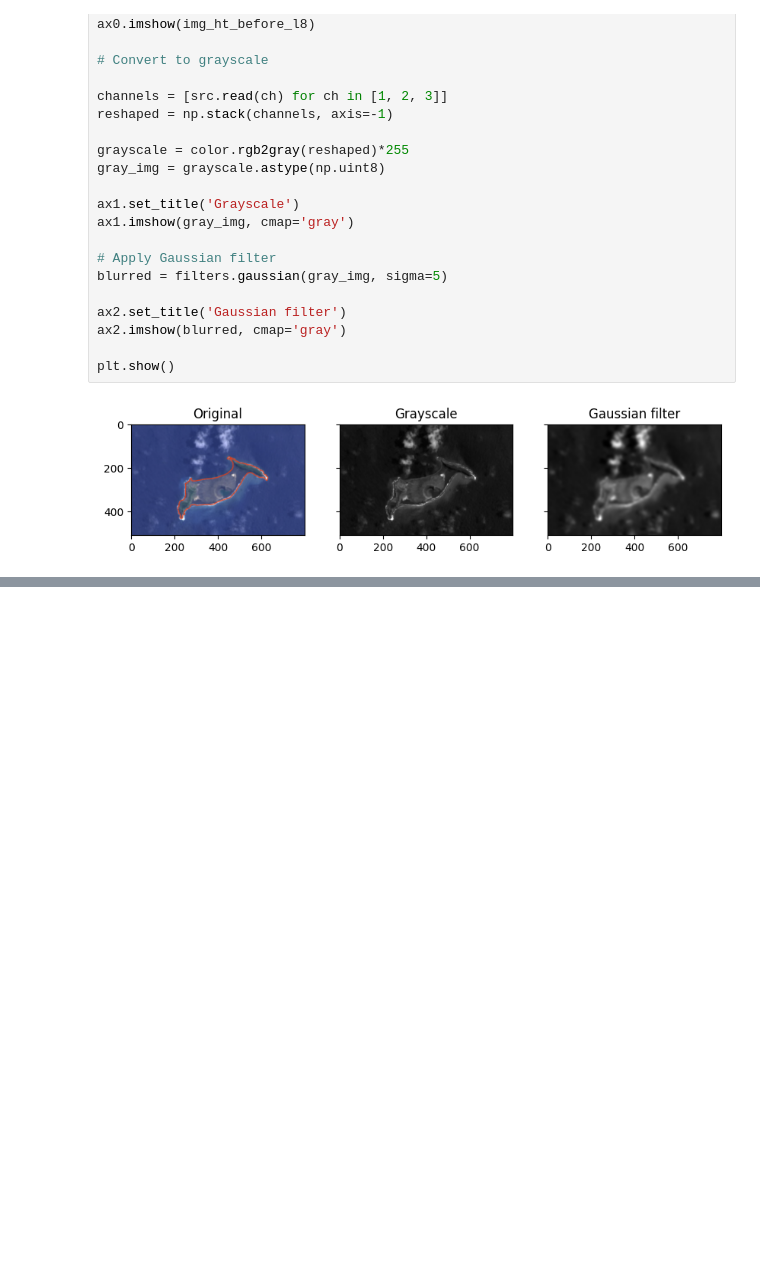
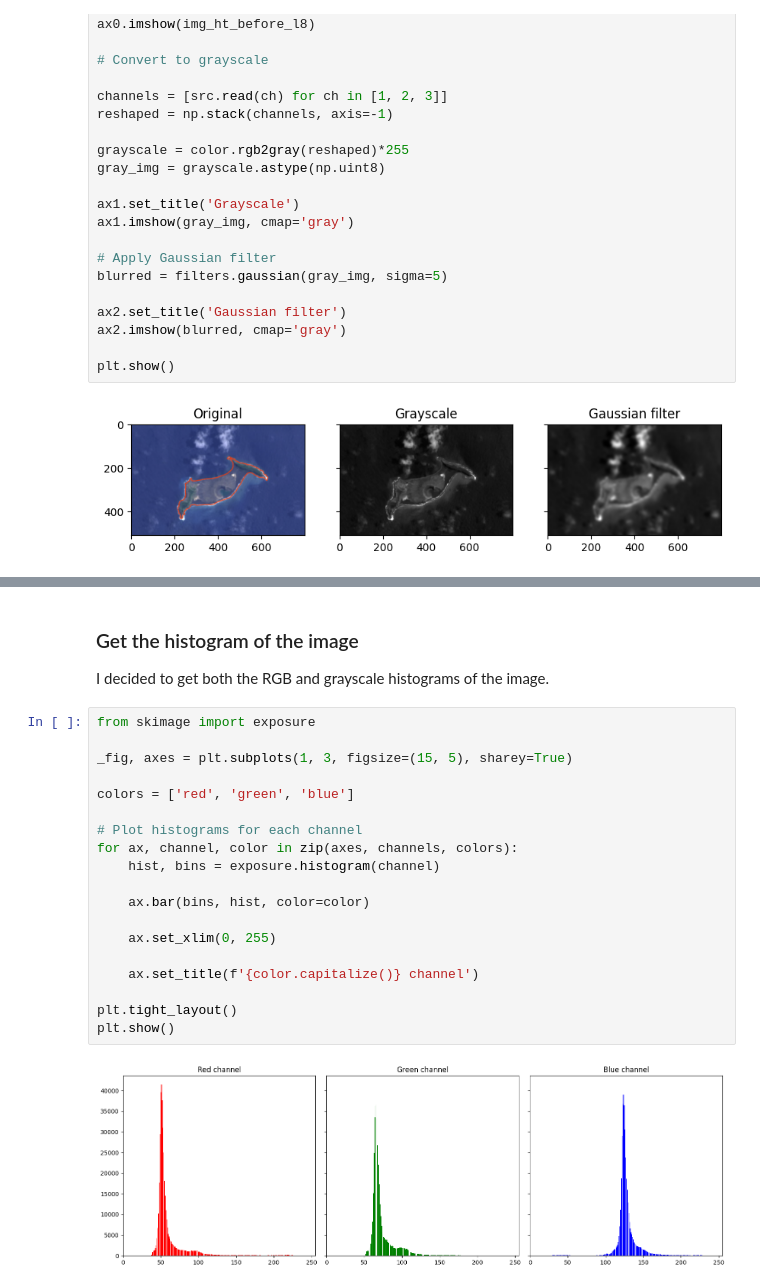
Before and after one commit to urfolomeus/space_data, a Jupyter notebook: week 3/assignment.ipynb, the cells around one changed output, grey strips where cells are left out. Drawn from its saved outputs; the diff is of its cells as text; blank space fills up the shorter version.

```diff
--- a/week 3/assignment.ipynb
+++ b/week 3/assignment.ipynb
@@ -135,0 +174,25 @@ plt.show()
+# %% [markdown]
+### Get the histogram of the image
+
+I decided to get both the RGB and grayscale histograms of the image.
+# %%
+from skimage import exposure
+
+_fig, axes = plt.subplots(1, 3, figsize=(15, 5), sharey=True)
+
+colors = ['red', 'green', 'blue']
+
+# Plot histograms for each channel
+for ax, channel, color in zip(axes, channels, colors):
+    hist, bins = exposure.histogram(channel)
+
+    ax.bar(bins, hist, color=color)
+
+    ax.set_xlim(0, 255)
+
+    ax.set_title(f'{color.capitalize()} channel')
+
+plt.tight_layout()
+plt.show()
+# %% [output]
+[figure, added]
```
Also changed, not shown: parts of 4 cells of this notebook.
